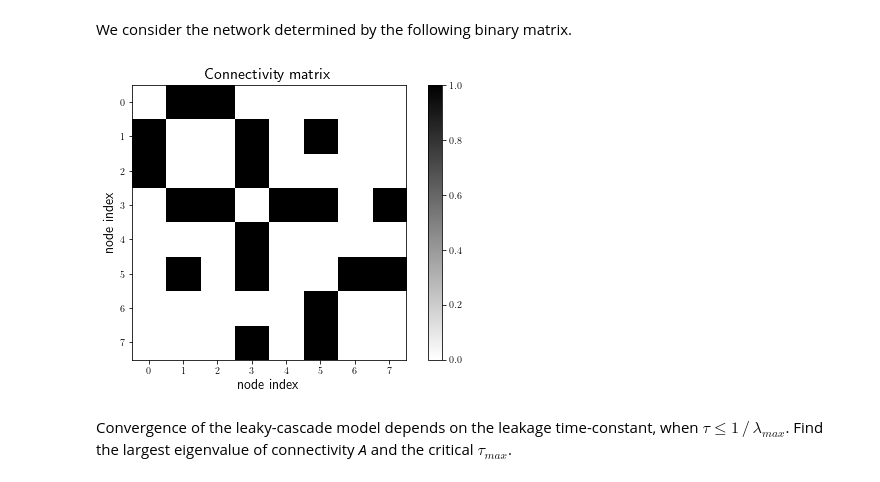
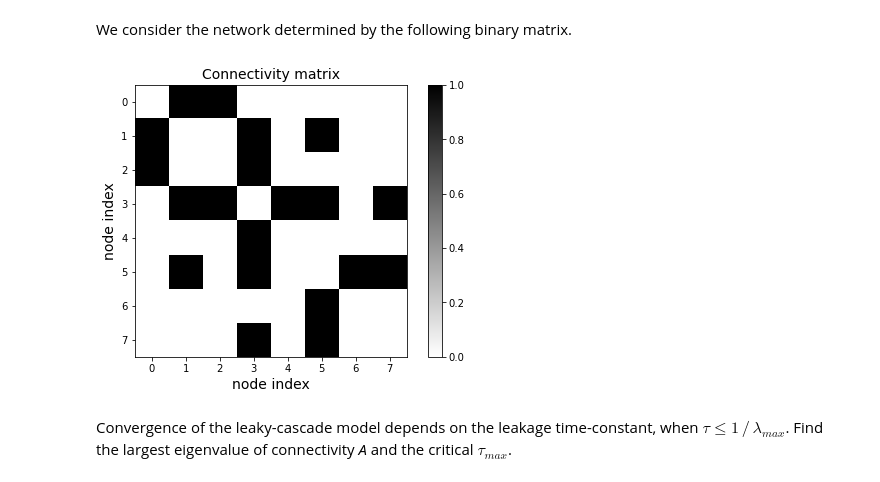
Before and after one commit to mb-BCA/SiReNetA_Tutorials, a Jupyter notebook: Tutorial_Notebooks/1_GettingStarted.ipynb, the cells around one changed output. Cells and saved outputs as stored; diff of their text form; code cells hidden in the pictures.

```diff
--- a/Tutorial_Notebooks/1_GettingStarted.ipynb
+++ b/Tutorial_Notebooks/1_GettingStarted.ipynb
@@ -183,14 +129,3 @@ from timeit import default_timer as timer
 
 import matplotlib.pyplot as plt
 import numpy as np
-# %%
-# Some plotting options to control visualization
-%matplotlib inline
-# Define the default scale for the plots
-plt.rcParams['figure.dpi'] = 72
-plt.rcParams['text.usetex'] = True
-
-# Define a new "BwR", "Blues" and "Reds" colormaps
-from matplotlib.colors import ListedColormap
-newcmap = np.genfromtxt('../Data/Matplotlib_colormap_div.csv', delimiter=',')
-newReds = ListedColormap(newcmap[128:, :])
@@ -204,16 +145,16 @@ N = len(net)
 # %%
 # Visualize the connectivity matrix
 plt.figure()
-plt.title('Connectivity matrix', fontsize=16)
+plt.title( 'Connectivity matrix' )
 plt.imshow(net, cmap='gray_r')
 plt.clim(0,net.max())
 plt.colorbar()
-plt.xlabel('node index', fontsize=14)
-plt.ylabel('node index', fontsize=14)
+plt.xlabel( 'node index' )
+plt.ylabel( 'node index' )
 
 plt.tight_layout()
 # %% [output]
-[figure, old version]
+[figure, new version]
 # %% [markdown]
 Convergence of the leaky-cascade model depends on the leakage time-constant, when $\tau \leq 1 \,/\, \lambda_{max}$. Find the largest eigenvalue of connectivity *A* and the critical $\tau_{max}$.
 # %%
```
Also changed, not shown: parts of 12 cells of this notebook.
